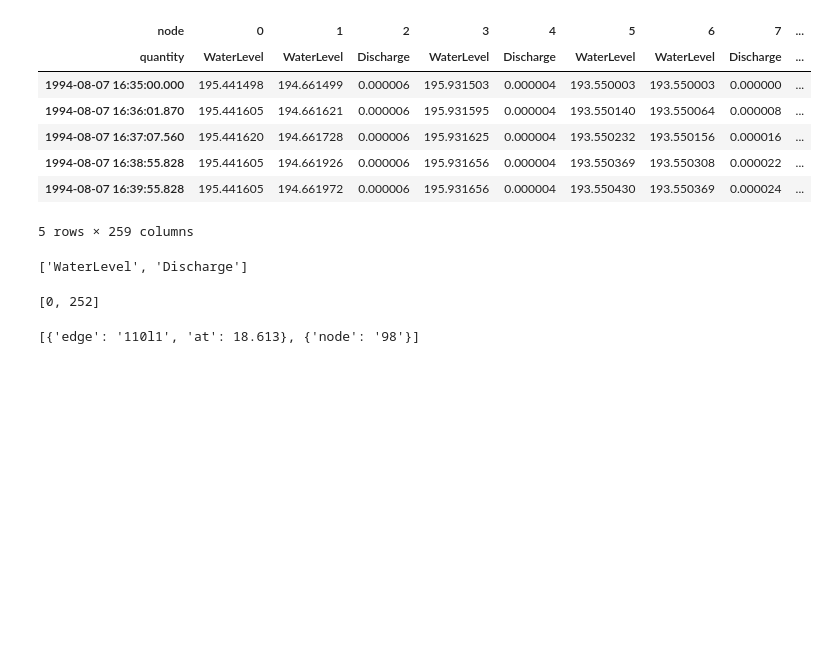
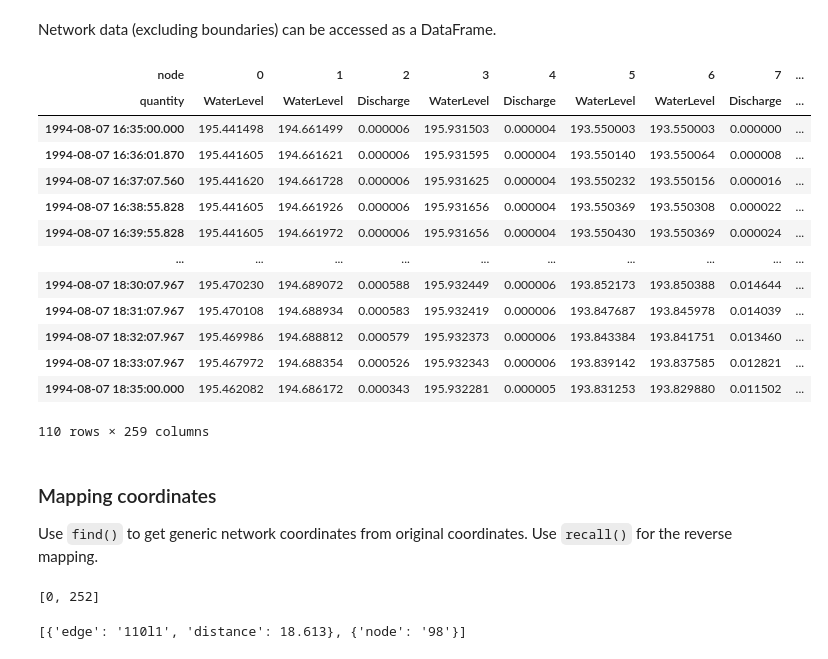
Before and after one commit to DHI/mikeio1d, a Jupyter notebook: notebooks/res1d_network_mapping.ipynb, the cells around one changed output. Cells and saved outputs as stored; diff of their text form; code cells hidden in the pictures; blank space fills up the shorter version.

```diff
--- a/notebooks/res1d_network_mapping.ipynb
+++ b/notebooks/res1d_network_mapping.ipynb
@@ -51,2 +47,4 @@ res
 # %%
-mapper = NetworkMapper("../tests/testdata/network.res1d")
+res1d_path = "../tests/testdata/network.res1d"
+mapper = NetworkMapper(res1d_path)
+network = mapper.map_network()
@@ -55,23 +95,26 @@ network = mapper.map_network()
+# %% [markdown]
+Network data (excluding boundaries) can be accessed as a DataFrame.
 # %%
-# - The simplified network is specified solely by nodes and edges
-# - Nodes have unique int ids
-# - Every node contains a dataframe with the relevant quantities (the column names have been simplified)
-# - You can get a node id in the simplified network by passing the original element from the Res1D file
-# The data can be accessed as a dataframe
-network.to_dataframe().head()
+network.to_dataframe()
 # %% [output]
 | node | 0 | 1 | 2 | 3 | 4 | 5 | 6 | 7 | ... |
 | quantity | WaterLevel | WaterLevel | Discharge | WaterLevel | Discharge | WaterLevel | WaterLevel | Discharge | ... |
 | 1994-08-07 16:35:00.000 | 195.441498 | 194.661499 | 0.000006 | 195.931503 | 0.000004 | 193.550003 | 193.550003 | 0.000000 | ... |
 | 1994-08-07 16:36:01.870 | 195.441605 | 194.661621 | 0.000006 | 195.931595 | 0.000004 | 193.550140 | 193.550064 | 0.000008 | ... |
 | 1994-08-07 16:37:07.560 | 195.441620 | 194.661728 | 0.000006 | 195.931625 | 0.000004 | 193.550232 | 193.550156 | 0.000016 | ... |
 | 1994-08-07 16:38:55.828 | 195.441605 | 194.661926 | 0.000006 | 195.931656 | 0.000004 | 193.550369 | 193.550308 | 0.000022 | ... |
 | 1994-08-07 16:39:55.828 | 195.441605 | 194.661972 | 0.000006 | 195.931656 | 0.000004 | 193.550430 | 193.550369 | 0.000024 | ... |
+| ... | ... | ... | ... | ... | ... | ... | ... | ... | ... |
+| 1994-08-07 18:30:07.967 | 195.470230 | 194.689072 | 0.000588 | 195.932449 | 0.000006 | 193.852173 | 193.850388 | 0.014644 | ... |
+| 1994-08-07 18:31:07.967 | 195.470108 | 194.688934 | 0.000583 | 195.932419 | 0.000006 | 193.847687 | 193.845978 | 0.014039 | ... |
+| 1994-08-07 18:32:07.967 | 195.469986 | 194.688812 | 0.000579 | 195.932373 | 0.000006 | 193.843384 | 193.841751 | 0.013460 | ... |
+| 1994-08-07 18:33:07.967 | 195.467972 | 194.688354 | 0.000526 | 195.932343 | 0.000006 | 193.839142 | 193.837585 | 0.012821 | ... |
+| 1994-08-07 18:35:00.000 | 195.462082 | 194.686172 | 0.000343 | 195.932281 | 0.000005 | 193.831253 | 193.829880 | 0.011502 | ... |
-5 rows × 259 columns
+110 rows × 259 columns
-# %%
-network.quantities
-# %% [output]
-['WaterLevel', 'Discharge']
+# %% [markdown]
+### Mapping coordinates
+
+Use `find()` to get generic network coordinates from original coordinates. Use `recall()` for the reverse mapping.
 # %%
 mapper.find(node=["100", "98"])
 # %% [output]
@@ -79,4 +122,4 @@ mapper.find(node=["100", "98"])
 # %%
 mapper.recall([34, 252])
 # %% [output]
-[{'edge': '110l1', 'at': 18.613}, {'node': '98'}]
+[{'edge': '110l1', 'distance': 18.613}, {'node': '98'}]
```
Also changed, not shown: parts of 13 cells of this notebook.
